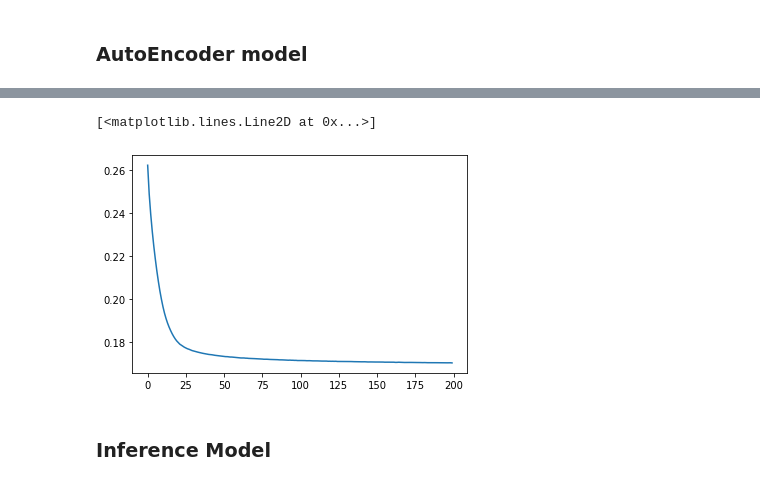
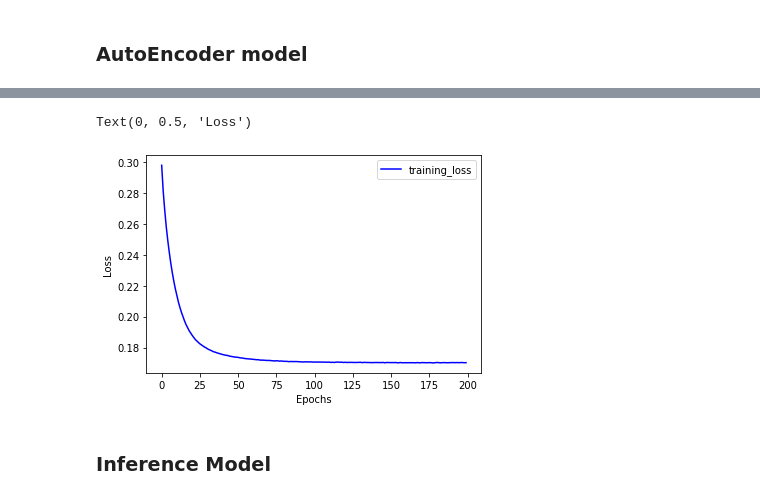
Before and after one commit to JimmyDoan1309/AutoEncoder-for-Recommendation, a Jupyter notebook: AutoEncoder - RecomSys.ipynb, the cells around one changed output, grey strips where cells are left out. Saved outputs shown, nothing was run; the diff lists cells and outputs as text; code cells hidden in the pictures.

```diff
--- a/AutoEncoder - RecomSys.ipynb
+++ b/AutoEncoder - RecomSys.ipynb
@@ -118,18 +125,24 @@ def forward_path(x):
         out = tf.layers.Dense(num_book,activation=tf.nn.selu,kernel_initializer=tf.initializers.glorot_normal)(z)
         return out
+# %%
+def forward_path(x,drop_rate):
+    latent = encoder(x,drop_rate)
+    out = decoder(latent)
+    return out
 # %%
 tf.reset_default_graph()
 # %%
-x = tf.placeholder(dtype=tf.float32,shape=[None,num_book],name='data')
-optimizer = tf.train.GradientDescentOptimizer(0.05)
+x = tf.placeholder(dtype=tf.float32,shape=[None,num_book],name='input')
+drop_rate = tf.placeholder(dtype=tf.float32,name='drop_rate')
+optimizer = tf.train.GradientDescentOptimizer(0.08)
 
 # Forward path
-out = forward_path(x)
+out = forward_path(x,drop_rate)
 loss = tf.math.sqrt(tf.losses.mean_squared_error(x,out))
 train = optimizer.minimize(loss)
 
 # Dense Re-feeding (DR)
-dr_out = forward_path(out)
+dr_out = forward_path(out,drop_rate)
 dr_loss = tf.math.sqrt(tf.losses.mean_squared_error(out,dr_out))
 dr_train = optimizer.minimize(dr_loss)
 # %% [output]
@@ -183,7 +203,10 @@ Epoch 200: loss (rmse) = 0.17027366161346436 (max = 0.19517004489898682, min = 0
-# %%
-plt.plot(losses)
-# %% [output]
-[<matplotlib.lines.Line2D at 0x...>]
-[figure, removed]
+# %%
+plt.plot(train_losses,c='b')
+plt.legend(['training_loss'])
+plt.xlabel('Epochs')
+plt.ylabel('Loss')
+# %% [output]
+Text(0, 0.5, 'Loss')
+[figure, added]
 # %% [markdown]
 ### Inference Model
```
Also changed, not shown: parts of 31 cells of this notebook, 1 other file.
